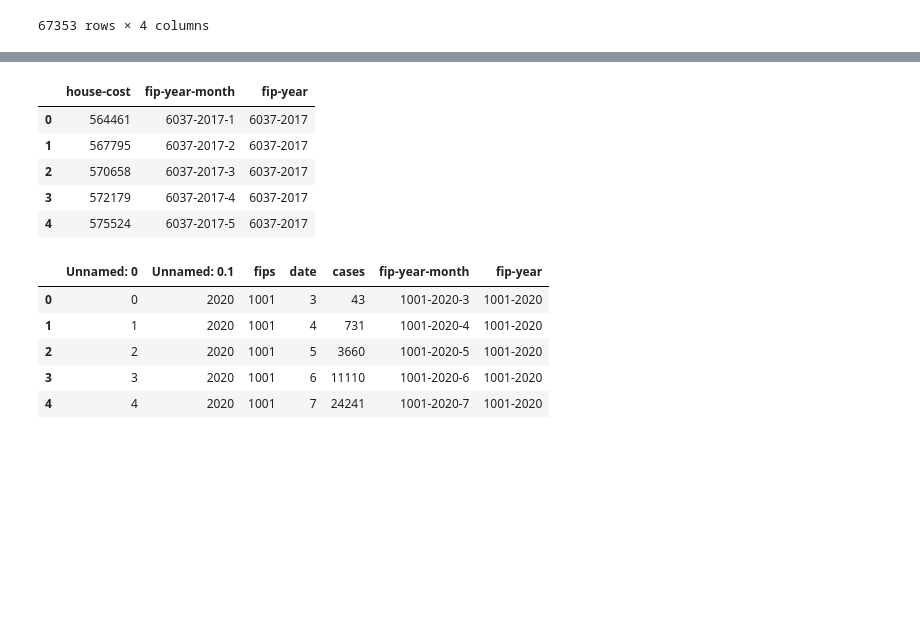
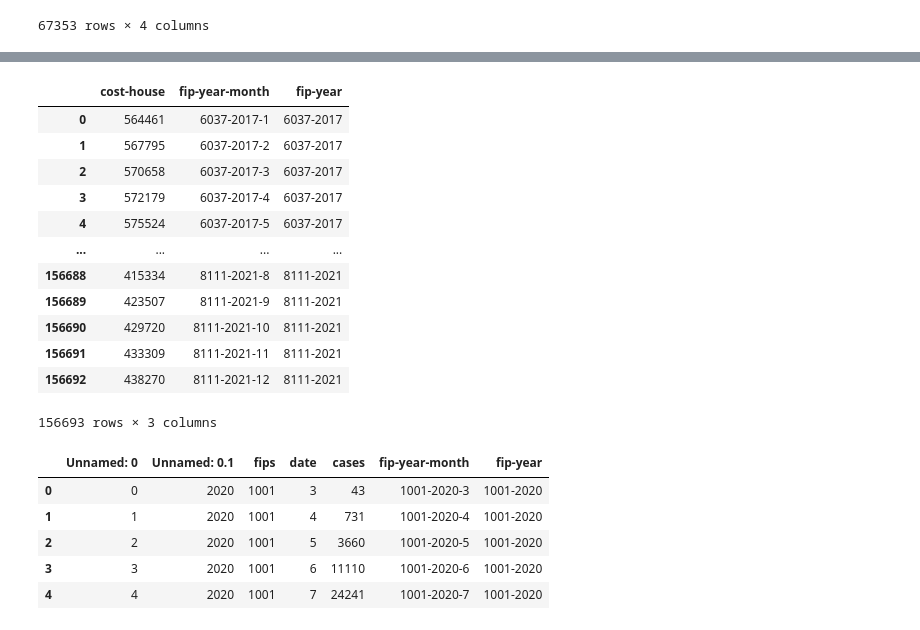
Before and after one commit to Jrheldmann/covidAnalysisHousing, a Jupyter notebook: Merge Data.ipynb, the cells around one changed output, grey strips where cells are left out. Cells and saved outputs as stored; diff of their text form; code cells hidden in the pictures; blank space fills up the shorter version.

```diff
--- a/Merge Data.ipynb
+++ b/Merge Data.ipynb
@@ -253,15 +253,23 @@ Zillow
 | 156692 | 156692 | 8111 | 12/31/2021 | 438270 | 12 | 2021 | 8111-2021-12 | 8111-2021 |
 156693 rows × 8 columns
 # %%
-Zillowclean = Zillow.filter(['house-cost','fip-year-month','fip-year'], axis=1)
-Zillowclean.head(5)
+Zillow = Zillow[(Zillow['fips'] <= 56045) & (Zillow['fips']>0)]
+Zillowclean = Zillow.filter(['cost-house','fip-year-month','fip-year'], axis=1)
+Zillowclean
 # %% [output]
-|  | house-cost | fip-year-month | fip-year |
+|  | cost-house | fip-year-month | fip-year |
 | 0 | 564461 | 6037-2017-1 | 6037-2017 |
 | 1 | 567795 | 6037-2017-2 | 6037-2017 |
 | 2 | 570658 | 6037-2017-3 | 6037-2017 |
 | 3 | 572179 | 6037-2017-4 | 6037-2017 |
 | 4 | 575524 | 6037-2017-5 | 6037-2017 |
+| ... | ... | ... | ... |
+| 156688 | 415334 | 8111-2021-8 | 8111-2021 |
+| 156689 | 423507 | 8111-2021-9 | 8111-2021 |
+| 156690 | 429720 | 8111-2021-10 | 8111-2021 |
+| 156691 | 433309 | 8111-2021-11 | 8111-2021 |
+| 156692 | 438270 | 8111-2021-12 | 8111-2021 |
+156693 rows × 3 columns
 # %%
 Zillowclean.to_csv('Zillowclean.csv')
 # %%
```
Also changed, not shown: parts of 6 cells of this notebook, 3 other files.
